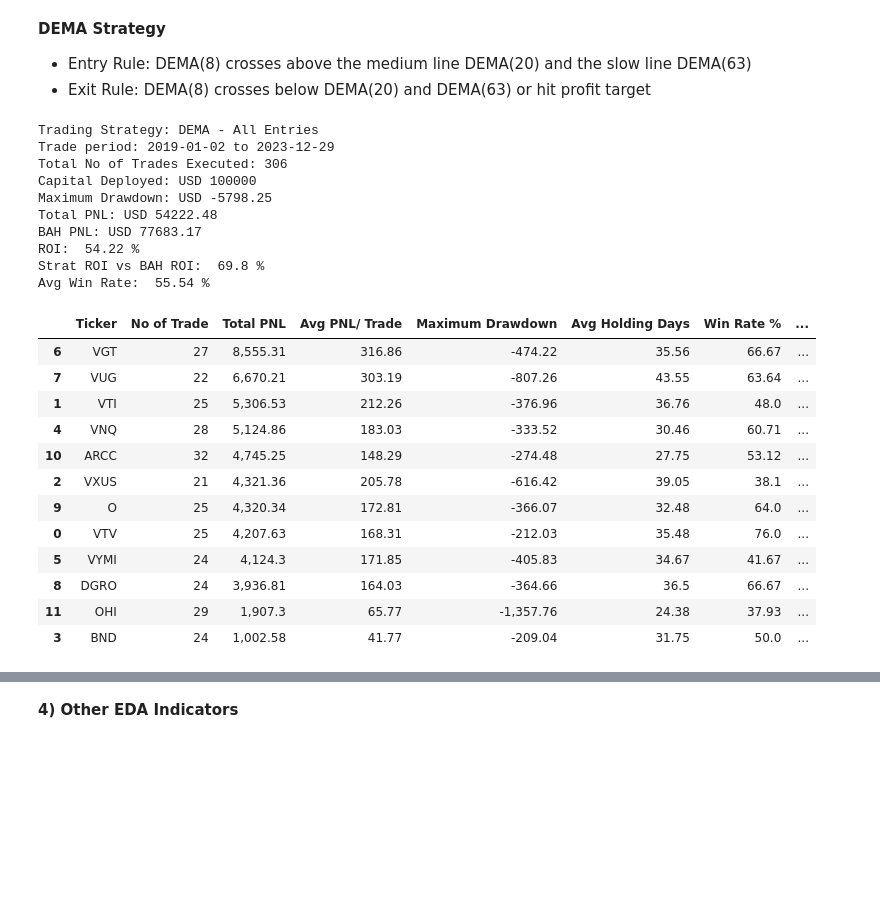
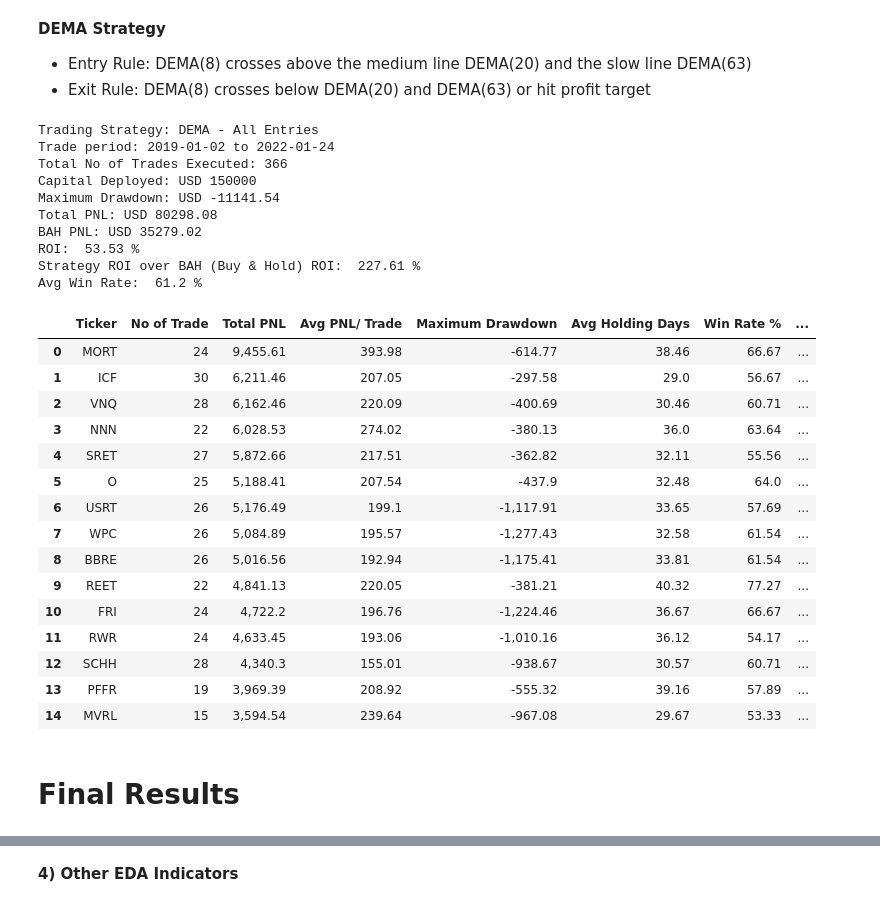
Before and after one commit to jade-lam/AlgorithmicTrading, a Jupyter notebook: DEMA Portfolio Backtesting.ipynb, the cells around one changed output, grey strips where cells are left out. Drawn from its saved outputs; the diff is of its cells as text; code cells hidden in the pictures; blank space fills up the shorter version.

```diff
--- a/DEMA Portfolio Backtesting.ipynb
+++ b/DEMA Portfolio Backtesting.ipynb
@@ -24,8 +26,12 @@ pd.options.display.float_format = '{:,}'.format
 # %% [markdown]
 **1) Defining Data Folder Structures & Parameters**
 # %%
-# pair inverse trade stocks
-ticker_list = ['VTV', 'VTI', 'VXUS', 'BND', 'VNQ', 'VYMI', 'VGT', 'VUG', 'DGRO', 'O', 'ARCC', 'OHI']
+# original full REITS list for full backtest
+#ticker_list = ['SCHH', 'REET', 'USRT', 'ICF', 'RWR', 'BBRE', 'MORT', 'SRET', 'KBWY', 'SPRE', 'FRI', 'PFFR', 'SRHR', 'NURE',
+#               'XHYF', 'REIT', 'MVRL', 'RDOG', 'RITA', 'HAUS', 'VNQ', 'O', 'ARCC', 'WPC', 'NNN', 'VICI', 'GLPI', 'MPW', 'DLR']
+
+# screened down top 15 with Strategy ROI better than BAH
+ticker_list = ['MORT', 'ICF', 'VNQ', 'NNN', 'SRET', 'O', 'USRT', 'WPC', 'BBRE', 'REET', 'FRI', 'RWR', 'SCHH', 'PFFR', 'MVRL']
 
 # define date range
 start_date = '2018-07-2'
@@ -33,7 +39,7 @@ end_date = '2023-12-31'
 interval = '1d'
 
 # initial capital in USD
-initial_capital = 100000
+initial_capital = 150000
 
 # position sizing
 pos_size = round(initial_capital/len(ticker_list),2)
@@ -71,3 +74,9 @@ df_list = [VTV, VTI, VXUS, BND, VNQ, VYMI, VGT, VUG, DGRO, O, ARCC, OHI]
+# %%
+# list of dataframes to be iterated after yfinance data pull (original full list)
+#df_list = [SCHH, REET, USRT, ICF, RWR, BBRE, MORT, SRET, KBWY, SPRE, FRI, PFFR, SRHR, NURE, XHYF, REIT, MVRL, RDOG, RITA, HAUS, VNQ, O, ARCC, WPC, NNN, VICI, GLPI, MPW, DLR]
+
+# screened down list
+df_list = [MORT, ICF, VNQ, NNN, SRET, O, USRT, WPC, BBRE, REET, FRI, RWR, SCHH, PFFR, MVRL]
 # %%
 # function to extract dataframe name
 def get_df_name(df):
@@ -235,46 +244,51 @@ bah_df.columns = ['Ticker', 'BAH PNL']
 # %%
 # PNL for DEMA Strategy
 master_result = dema_result_df.merge(bah_df, how='left', on='Ticker')
 
 measure_date = df_list[1].at[1, 'Date']
 end_date = df_list[1].at[df.index[-1], 'Date']
 strat_return = master_result['Total PNL'].sum()
 bah_return = master_result['BAH PNL'].sum()
 print('Trading Strategy: DEMA - All Entries')
 print('Trade period:', (measure_date.strftime('%Y-%m-%d')), 'to', end_date.strftime('%Y-%m-%d'))
 ROI = ((strat_return/ initial_capital)*100).round(2)
 MDD = master_result['Maximum Drawdown'].sum().round(2)
 print('Total No of Trades Executed:', (master_result['No of Trade'].sum()))
 print('Capital Deployed: USD', initial_capital)
 print('Maximum Drawdown: USD', MDD)
 print('Total PNL: USD', master_result['Total PNL'].sum().round(2))
 print('BAH PNL: USD', master_result['BAH PNL'].sum().round(2))
 print('ROI: ', ROI, '%')
-print('Strat ROI vs BAH ROI: ', round((strat_return/bah_return)*100,2), '%')
+print('Strategy ROI over BAH (Buy & Hold) ROI: ', round((strat_return/bah_return)*100,2), '%')
 print('Avg Win Rate: ', round(master_result[master_result['No of Trade'] > 0]['Win Rate %'].mean(),2), '%')
-master_result[master_result['No of Trade'] > 0].sort_values(by=['Total PNL', 'Avg PNL/ Trade'], ascending=False)
+master_result[master_result['No of Trade'] > 0].sort_values(by=['Total PNL', 'Avg PNL/ Trade', 'Win Rate %'], ascending=False)
 # %% [output]
 Trading Strategy: DEMA - All Entries
-Trade period: 2019-01-02 to 2023-12-29
-Total No of Trades Executed: 306
-Capital Deployed: USD 100000
-Maximum Drawdown: USD -5798.25
-Total PNL: USD 54222.48
-BAH PNL: USD 77683.17
-ROI:  54.22 %
-Strat ROI vs BAH ROI:  69.8 %
-Avg Win Rate:  55.54 %
+Trade period: 2019-01-02 to 2022-01-24
+Total No of Trades Executed: 366
+Capital Deployed: USD 150000
+Maximum Drawdown: USD -11141.54
+Total PNL: USD 80298.08
+BAH PNL: USD 35279.02
+ROI:  53.53 %
+Strategy ROI over BAH (Buy & Hold) ROI:  227.61 %
+Avg Win Rate:  61.2 %
 |  | Ticker | No of Trade | Total PNL | Avg PNL/ Trade | Maximum Drawdown | Avg Holding Days | Win Rate % | ... |
-| 6 | VGT | 27 | 8,555.31 | 316.86 | -474.22 | 35.56 | 66.67 | ... |
-| 7 | VUG | 22 | 6,670.21 | 303.19 | -807.26 | 43.55 | 63.64 | ... |
-| 1 | VTI | 25 | 5,306.53 | 212.26 | -376.96 | 36.76 | 48.0 | ... |
-| 4 | VNQ | 28 | 5,124.86 | 183.03 | -333.52 | 30.46 | 60.71 | ... |
-| 10 | ARCC | 32 | 4,745.25 | 148.29 | -274.48 | 27.75 | 53.12 | ... |
-| 2 | VXUS | 21 | 4,321.36 | 205.78 | -616.42 | 39.05 | 38.1 | ... |
-| 9 | O | 25 | 4,320.34 | 172.81 | -366.07 | 32.48 | 64.0 | ... |
-| 0 | VTV | 25 | 4,207.63 | 168.31 | -212.03 | 35.48 | 76.0 | ... |
-| 5 | VYMI | 24 | 4,124.3 | 171.85 | -405.83 | 34.67 | 41.67 | ... |
-| 8 | DGRO | 24 | 3,936.81 | 164.03 | -364.66 | 36.5 | 66.67 | ... |
-| 11 | OHI | 29 | 1,907.3 | 65.77 | -1,357.76 | 24.38 | 37.93 | ... |
-| 3 | BND | 24 | 1,002.58 | 41.77 | -209.04 | 31.75 | 50.0 | ... |
+| 0 | MORT | 24 | 9,455.61 | 393.98 | -614.77 | 38.46 | 66.67 | ... |
+| 1 | ICF | 30 | 6,211.46 | 207.05 | -297.58 | 29.0 | 56.67 | ... |
+| 2 | VNQ | 28 | 6,162.46 | 220.09 | -400.69 | 30.46 | 60.71 | ... |
+| 3 | NNN | 22 | 6,028.53 | 274.02 | -380.13 | 36.0 | 63.64 | ... |
+| 4 | SRET | 27 | 5,872.66 | 217.51 | -362.82 | 32.11 | 55.56 | ... |
+| 5 | O | 25 | 5,188.41 | 207.54 | -437.9 | 32.48 | 64.0 | ... |
+| 6 | USRT | 26 | 5,176.49 | 199.1 | -1,117.91 | 33.65 | 57.69 | ... |
+| 7 | WPC | 26 | 5,084.89 | 195.57 | -1,277.43 | 32.58 | 61.54 | ... |
+| 8 | BBRE | 26 | 5,016.56 | 192.94 | -1,175.41 | 33.81 | 61.54 | ... |
+| 9 | REET | 22 | 4,841.13 | 220.05 | -381.21 | 40.32 | 77.27 | ... |
+| 10 | FRI | 24 | 4,722.2 | 196.76 | -1,224.46 | 36.67 | 66.67 | ... |
+| 11 | RWR | 24 | 4,633.45 | 193.06 | -1,010.16 | 36.12 | 54.17 | ... |
+| 12 | SCHH | 28 | 4,340.3 | 155.01 | -938.67 | 30.57 | 60.71 | ... |
+| 13 | PFFR | 19 | 3,969.39 | 208.92 | -555.32 | 39.16 | 57.89 | ... |
+| 14 | MVRL | 15 | 3,594.54 | 239.64 | -967.08 | 29.67 | 53.33 | ... |
+# %% [markdown]
+# **Final Results**
 # %%
```
Also changed, not shown: parts of 12 cells of this notebook.
